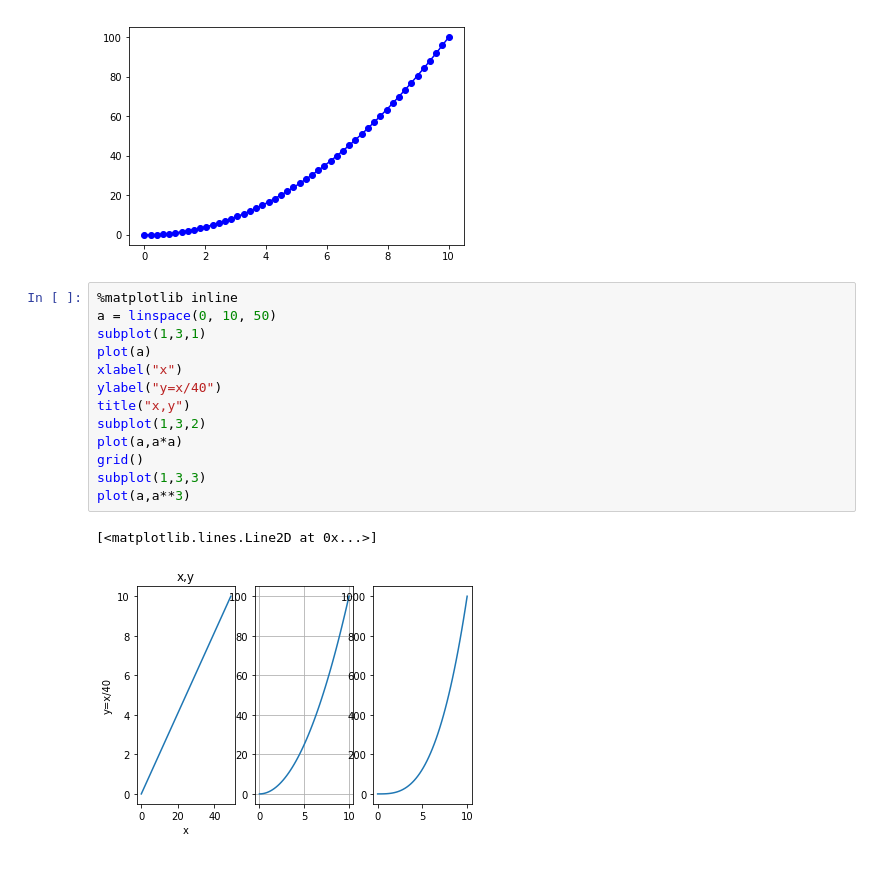
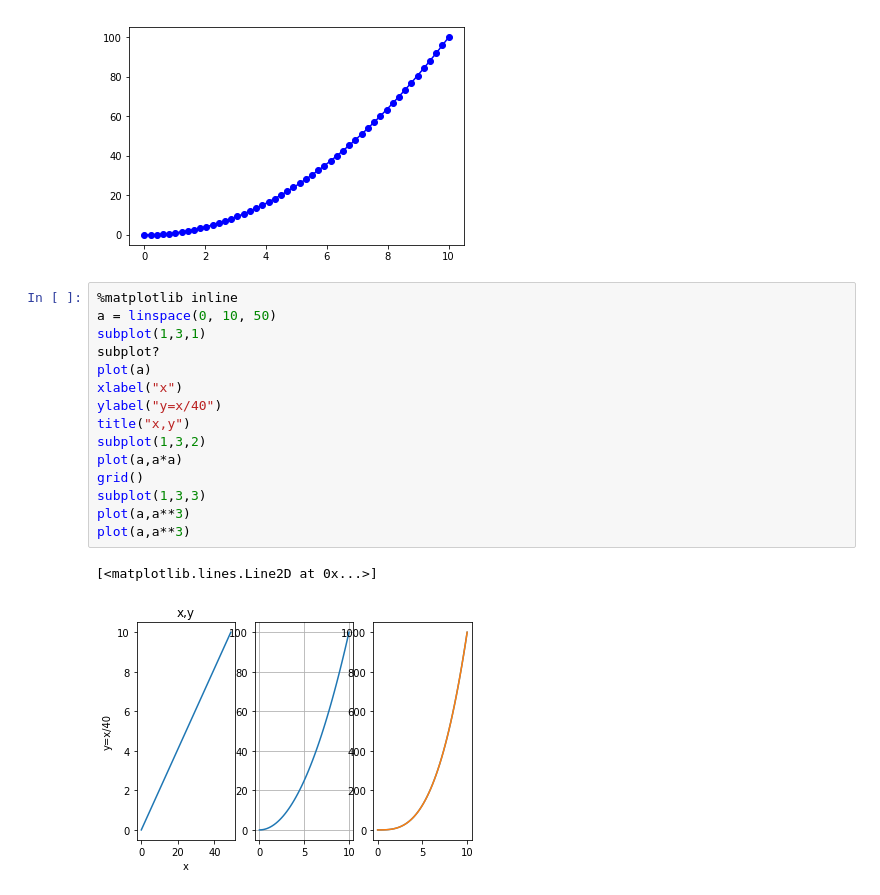
Before and after one commit to bzd111/PythonLearn, a Jupyter notebook: ipynb_files/Numpy .ipynb, the cells around one changed output. Drawn from its saved outputs; the diff is of its cells as text.

```diff
--- a/ipynb_files/Numpy .ipynb
+++ b/ipynb_files/Numpy .ipynb
@@ -87,16 +132,18 @@ plot(a,y, 'b-o')
 # %%
 %matplotlib inline
 a = linspace(0, 10, 50)
 subplot(1,3,1)
+subplot?
 plot(a)
 xlabel("x")
 ylabel("y=x/40")
 title("x,y")
 subplot(1,3,2)
 plot(a,a*a)
 grid()
 subplot(1,3,3)
 plot(a,a**3)
+plot(a,a**3)
 # %% [output]
 [<matplotlib.lines.Line2D at 0x...>]
-[figure, old version]
+[figure, new version]
```
Also changed, not shown: parts of 8 cells of this notebook.
